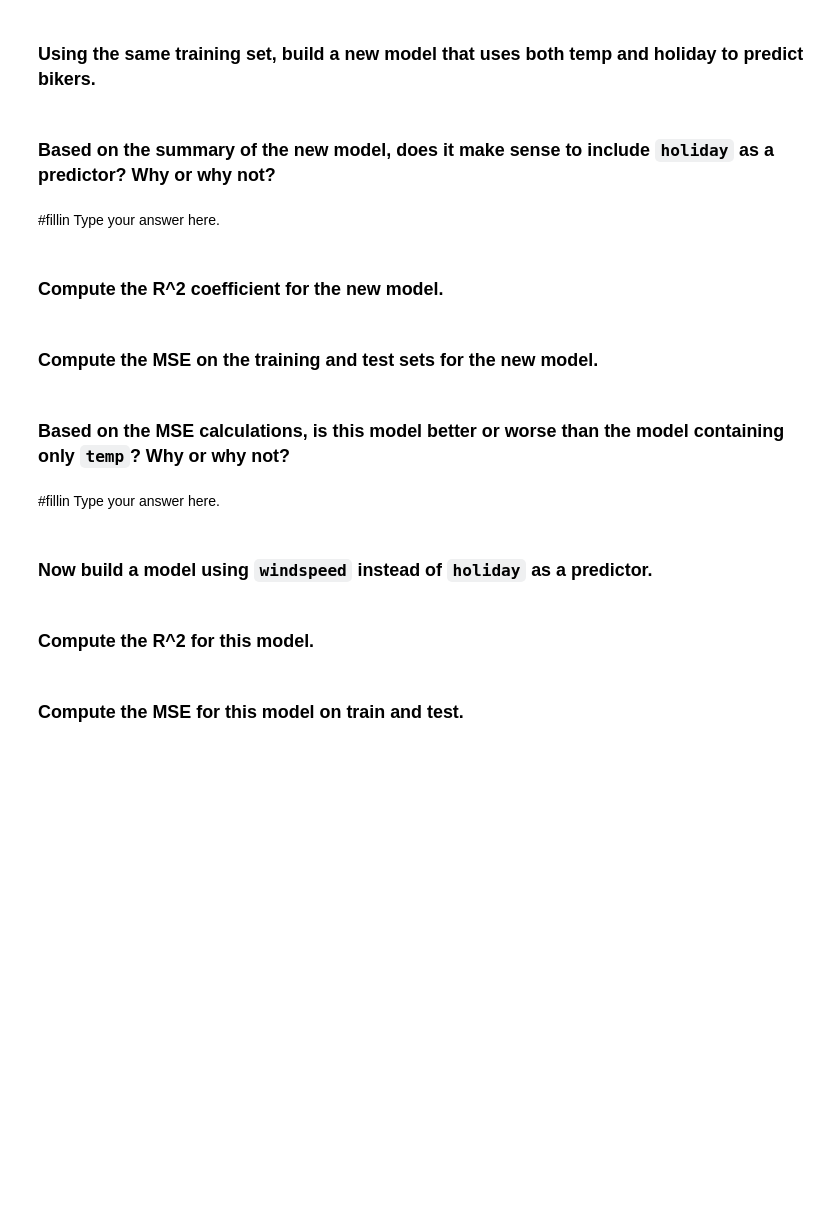
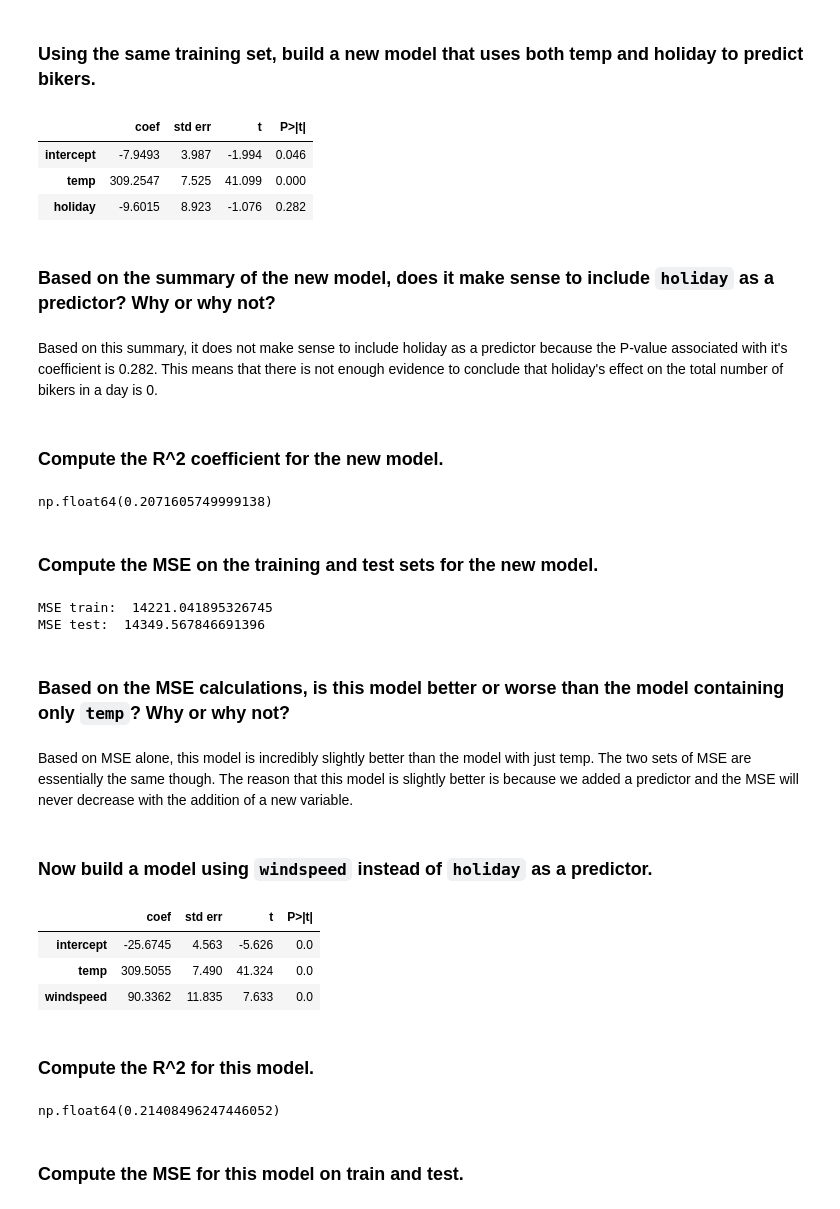
Before and after one commit to lmilun/code_2600, a Jupyter notebook: mod04_linear.ipynb, the cells around one changed output. Drawn from its saved outputs; the diff is of its cells as text; code cells hidden in the pictures; blank space fills up the shorter version.

Commit message:
Created models 2 and 3 in mod04_linear.ipynb

```diff
--- a/mod04_linear.ipynb
+++ b/mod04_linear.ipynb
@@ -202,37 +224,56 @@ abline(ax,
 # %% [markdown]
 ### Using the same training set, build a new model that uses both temp and holiday to predict bikers.
 # %%
-model_2 = #fillin
-results_2 = #fillin
+model_2 = sm.OLS(y_train, X_train[['intercept','temp', 'holiday']])
+results_2 = model_2.fit()
 summarize(results_2)
+# %% [output]
+|  | coef | std err | t | P>|t| |
+| intercept | -7.9493 | 3.987 | -1.994 | 0.046 |
+| temp | 309.2547 | 7.525 | 41.099 | 0.000 |
+| holiday | -9.6015 | 8.923 | -1.076 | 0.282 |
 # %% [markdown]
 ### Based on the summary of the new model, does it make sense to include `holiday` as a predictor? Why or why not?
 # %% [markdown]
-#fillin Type your answer here.
+Based on this summary, it does not make sense to include holiday as a predictor because the P-value associated with it's coefficient is 0.282. This means that there is not enough evidence to conclude that holiday's effect on the total number of bikers in a day is 0.
 # %% [markdown]
 ### Compute the R^2 coefficient for the new model.
 # %%
-#fillin
+results_2.rsquared
+# %% [output]
+np.float64(0.2071605749999138)
 # %% [markdown]
 ### Compute the MSE on the training and test sets for the new model.
 # %%
-predictions_train_2 = #fillin
+predictions_train_2 = predict(X_train[['intercept', 'temp', 'holiday']], results_2)
+print('MSE train: ', mse(y_train, predictions_train_2))
 
-predictions_test_2 = #fillin
+predictions_test_2 = predict(X_test[['intercept', 'temp', 'holiday']], results_2)
+print('MSE test: ', mse(y_test, predictions_test_2))
+# %% [output]
+MSE train:  14221.041895326745
+MSE test:  14349.567846691396
 # %% [markdown]
 ### Based on the MSE calculations, is this model better or worse than the model containing only `temp`? Why or why not?
 # %% [markdown]
-#fillin Type your answer here.
+Based on MSE alone, this model is incredibly slightly better than the model with just temp. The two sets of MSE are essentially the same though. The reason that this model is slightly better is because we added a predictor and the MSE will never decrease with the addition of a new variable.
 # %% [markdown]
 ### Now build a model using `windspeed` instead of `holiday` as a predictor.
 # %%
-model_3 = #fillin
-results_3 = #fillin
+model_3 = sm.OLS(y_train, X_train[['intercept','temp', 'windspeed']])
+results_3 = model_3.fit()
 summarize(results_3)
+# %% [output]
+|  | coef | std err | t | P>|t| |
+| intercept | -25.6745 | 4.563 | -5.626 | 0.0 |
+| temp | 309.5055 | 7.490 | 41.324 | 0.0 |
+| windspeed | 90.3362 | 11.835 | 7.633 | 0.0 |
 # %% [markdown]
 ### Compute the R^2 for this model.
 # %%
-#fillin
+results_3.rsquared
+# %% [output]
+np.float64(0.21408496247446052)
 # %% [markdown]
 ### Compute the MSE for this model on train and test.
 # %%
```
Also changed, not shown: parts of 9 cells of this notebook.
